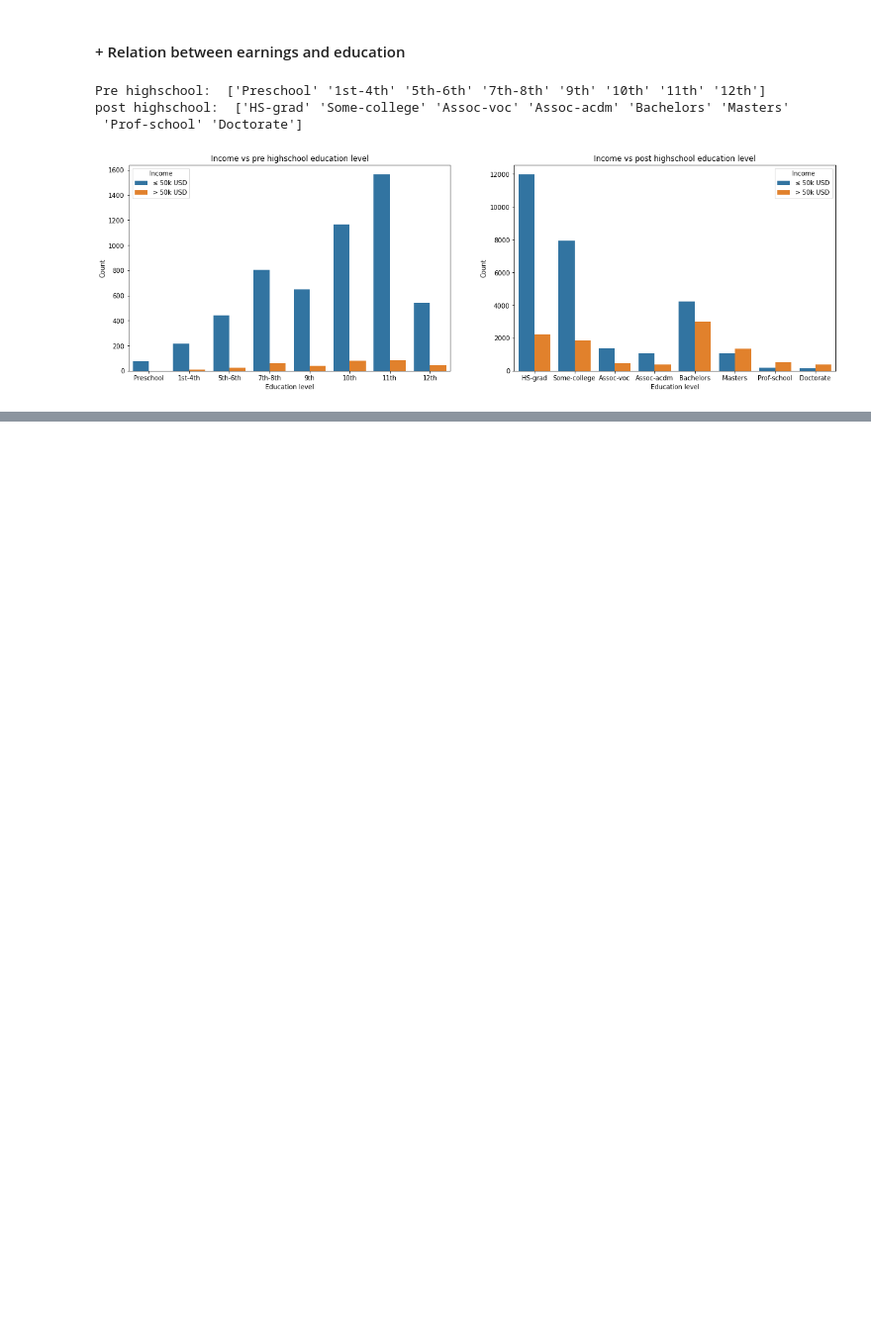
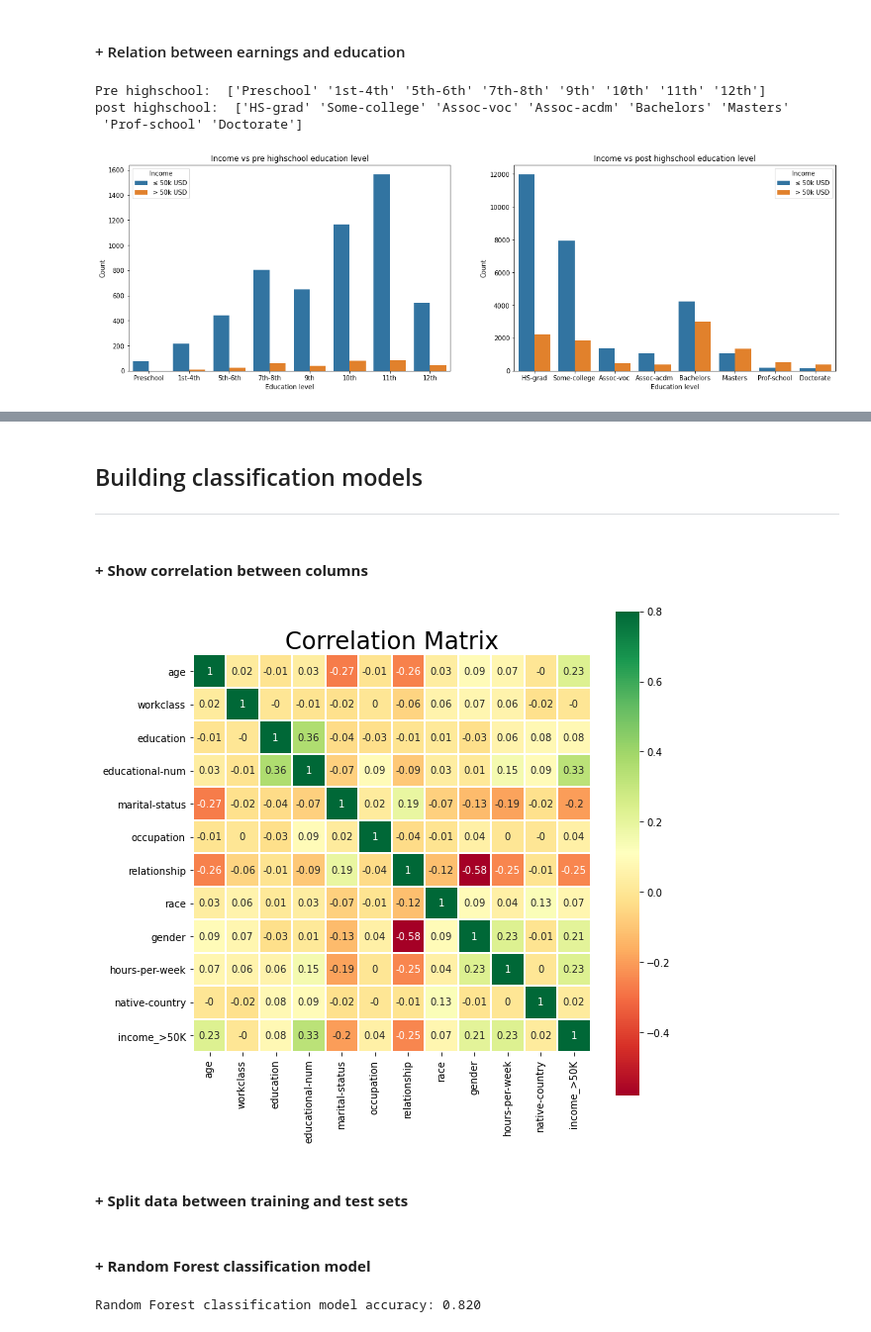
Before and after one commit to d-kurowski/annual-income-prediction, a Jupyter notebook: annual-income-prediction.ipynb, the cells around one changed output, grey strips where cells are left out. Shown at 99% size. Saved outputs shown, nothing was run; the diff lists cells and outputs as text; code cells hidden in the pictures; blank space fills up the shorter version.

```diff
--- a/annual-income-prediction.ipynb
+++ b/annual-income-prediction.ipynb
@@ -262,0 +268,6 @@ data['occupation'].unique()
+# %%
+# Fill all NaN values
+for column in columns_with_null_values:
+    data[column] = data[column].fillna('Not-specified')
+
+data.isnull().sum()
@@ -262,0 +290,4 @@ data['occupation'].unique()
+# %%
+# Show all columns with object type values
+columns_with_object_type = data.columns[data.dtypes == 'object']
+print(columns_with_object_type)
@@ -262,0 +298,4 @@ data['occupation'].unique()
+# %%
+# Change object type values to category type values
+for column in columns_with_object_type:
+    data[column] = data[column].astype('category')
@@ -262,0 +318,4 @@ data['occupation'].unique()
+# %%
+# Encode categorical values
+for column in columns_with_object_type:
+    data[column] = data[column].cat.codes
@@ -262,0 +340,17 @@ data['occupation'].unique()
+# %% [markdown]
+<a id='title3'></a>
+## Building classification models
+***
+# %% [markdown]
+#### **+ Show correlation between columns**
+# %%
+plt.figure(figsize=(9, 9))
+
+plt.title('Correlation Matrix',fontsize=24)
+sns.heatmap(data.corr().round(2), linewidths=0.1, vmax=0.8, square=True, cmap="RdYlGn",
+    linecolor='w', annot=True)
+plt.show()
+# %% [output]
+[figure, added]
+# %% [markdown]
+#### **+ Split data between training and test sets**
@@ -262,0 +362,10 @@ data['occupation'].unique()
+# %% [markdown]
+#### **+ Random Forest classification model**
+# %%
+rfc_model = RandomForestClassifier()
+rfc_model.fit(x_train, y_train)
+y_pred = rfc_model.predict(x_test)
+
+print("Random Forest classification model accuracy: %.3f" % accuracy_score(y_test, y_pred))
+# %% [output]
+Random Forest classification model accuracy: 0.820
```
Also changed, not shown: parts of 48 cells of this notebook.
